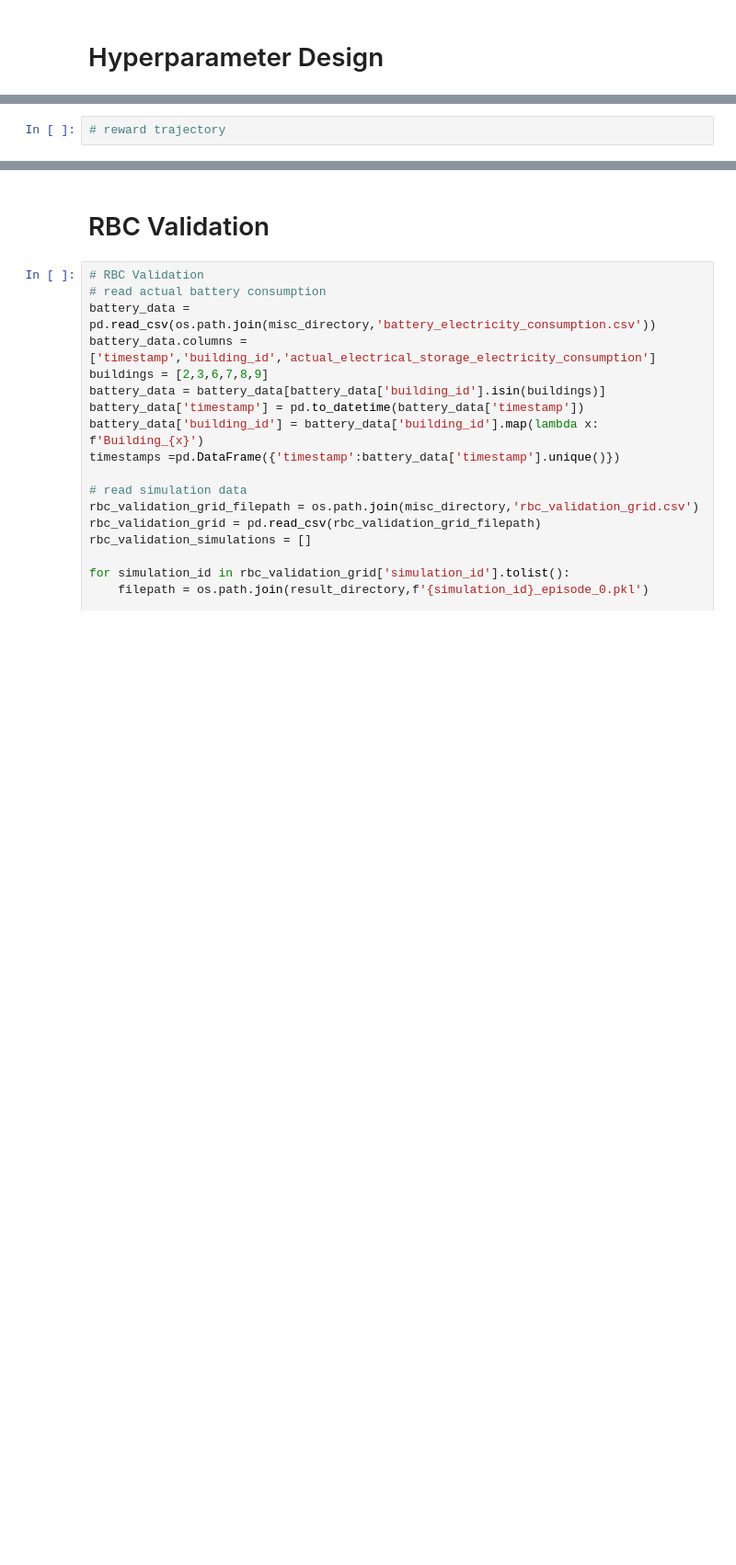
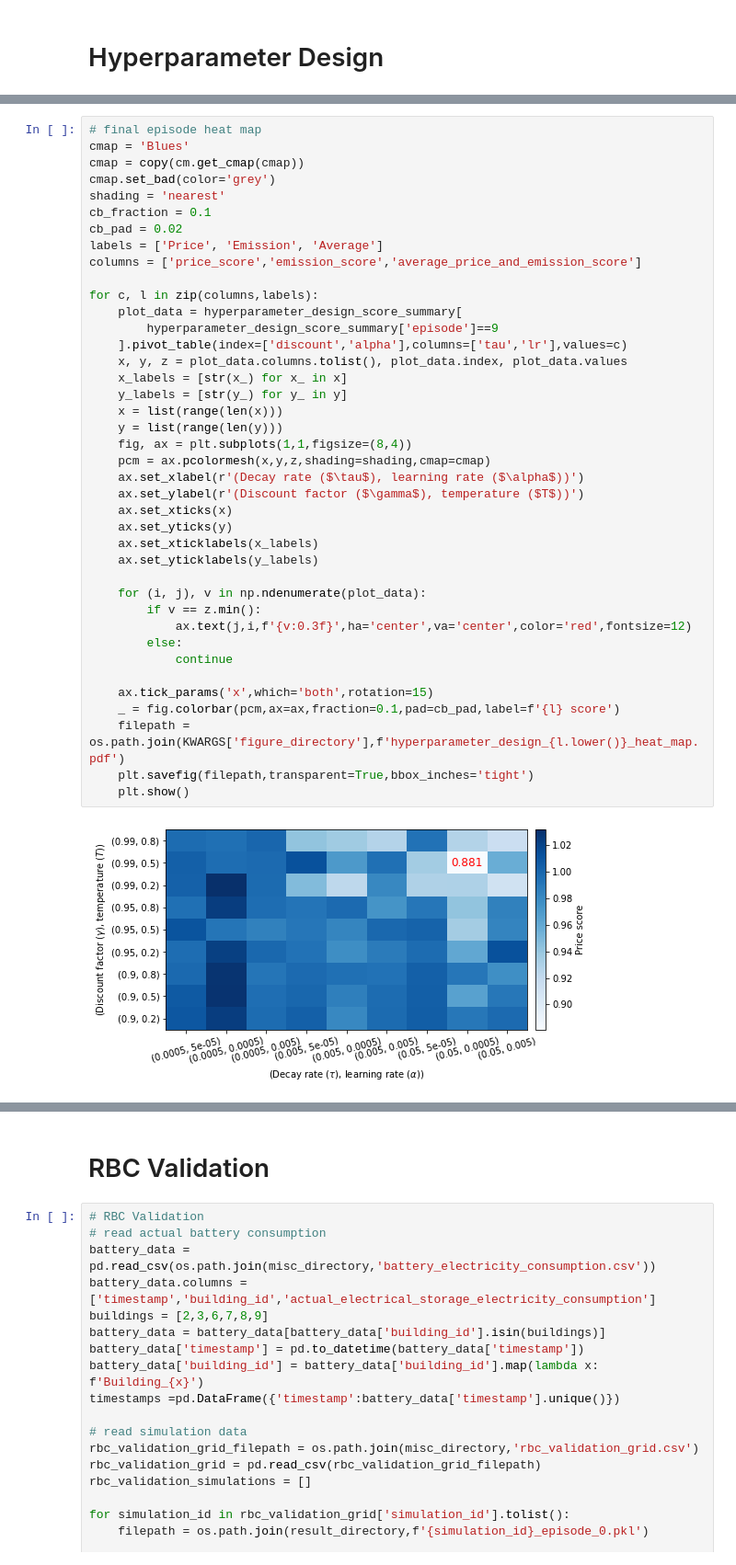
Before and after one commit to intelligent-environments-lab/merlin-apen-2023, a Jupyter notebook: src/experiment_result.ipynb, the cells around one changed output, grey strips where cells are left out. Shown at 92% size. Drawn from its saved outputs; the diff is of its cells as text; blank space fills up the shorter version.

```diff
--- a/src/experiment_result.ipynb
+++ b/src/experiment_result.ipynb
@@ -182,2 +229,42 @@ plot_score_trajectory(plot_data,fig_groupby_columns,ax_groupby_columns,round_num
-# %%
-# reward trajectory
+# %%
+# final episode heat map
+cmap = 'Blues'
+cmap = copy(cm.get_cmap(cmap))
+cmap.set_bad(color='grey')
+shading = 'nearest'
+cb_fraction = 0.1
+cb_pad = 0.02
+labels = ['Price', 'Emission', 'Average']
+columns = ['price_score','emission_score','average_price_and_emission_score']
+
+for c, l in zip(columns,labels):
+    plot_data = hyperparameter_design_score_summary[
+        hyperparameter_design_score_summary['episode']==9
+    ].pivot_table(index=['discount','alpha'],columns=['tau','lr'],values=c)
+    x, y, z = plot_data.columns.tolist(), plot_data.index, plot_data.values
+    x_labels = [str(x_) for x_ in x]
+    y_labels = [str(y_) for y_ in y]
+    x = list(range(len(x)))
+    y = list(range(len(y)))
+    fig, ax = plt.subplots(1,1,figsize=(8,4))
+    pcm = ax.pcolormesh(x,y,z,shading=shading,cmap=cmap)
+    ax.set_xlabel(r'(Decay rate ($\tau$), learning rate ($\alpha$))')
+    ax.set_ylabel(r'(Discount factor ($\gamma$), temperature ($T$))')
+    ax.set_xticks(x)
+    ax.set_yticks(y)
+    ax.set_xticklabels(x_labels)
+    ax.set_yticklabels(y_labels)
+
+    for (i, j), v in np.ndenumerate(plot_data):
+        if v == z.min():
+            ax.text(j,i,f'{v:0.3f}',ha='center',va='center',color='red',fontsize=12)
+        else:
+            continue
+
+    ax.tick_params('x',which='both',rotation=15)
+    _ = fig.colorbar(pcm,ax=ax,fraction=0.1,pad=cb_pad,label=f'{l} score')
+    filepath = os.path.join(KWARGS['figure_directory'],f'hyperparameter_design_{l.lower()}_heat_map.pdf')
+    plt.savefig(filepath,transparent=True,bbox_inches='tight')
+    plt.show()
+# %% [output]
+[figure, added]
```
Also changed, not shown: parts of 10 cells of this notebook, 2 other files.
